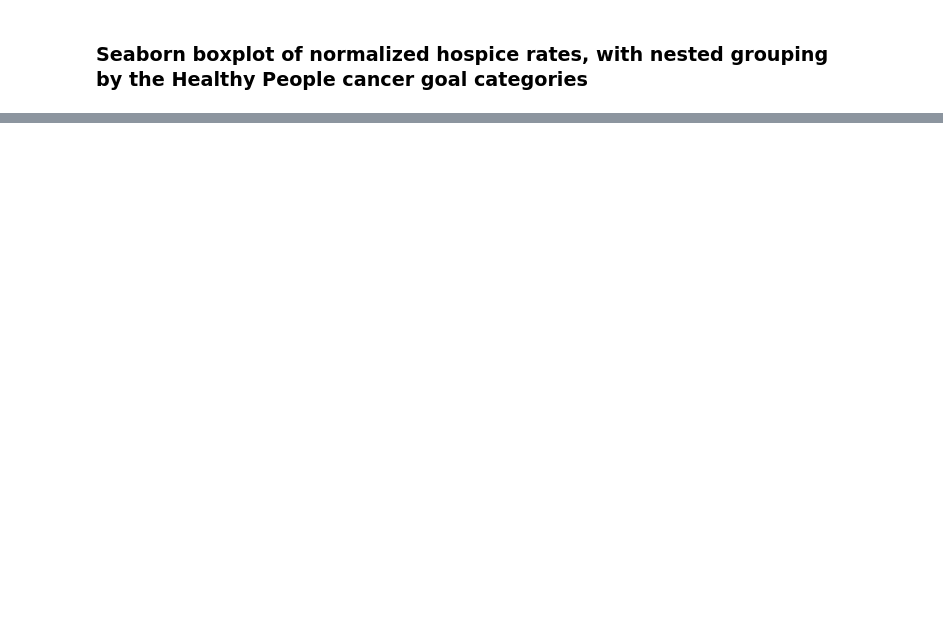
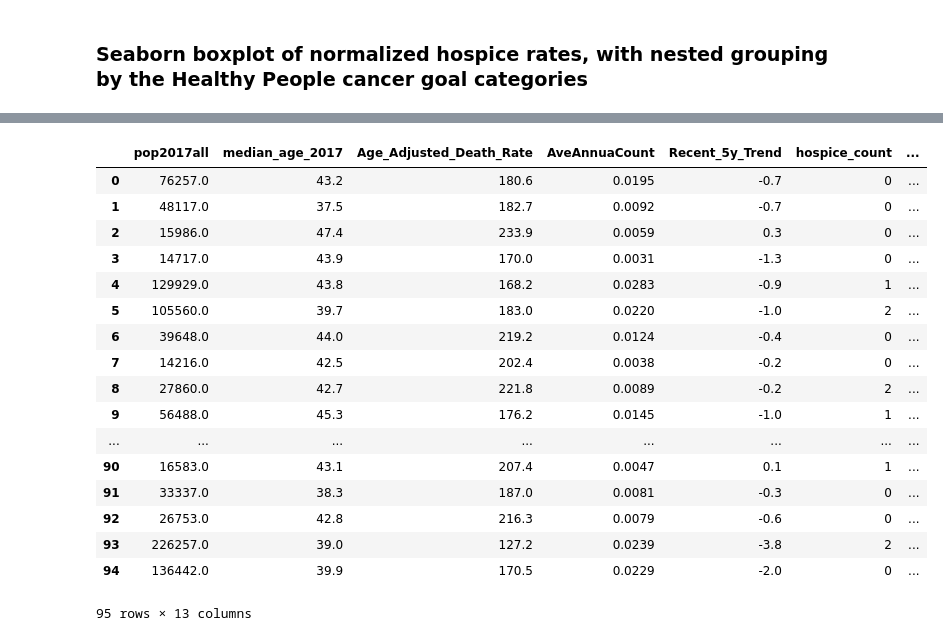
Before and after one commit to blackmonica/vanderbilt-aspire-data-essentials, a Jupyter notebook: Smile.ipynb, the cells around one changed output, grey strips where cells are left out. Cells and saved outputs as stored; diff of their text form; code cells hidden in the pictures; blank space fills up the shorter version.

```diff
--- a/Smile.ipynb
+++ b/Smile.ipynb
@@ -395,0 +432,21 @@ sns.boxplot(x = 'Met_Health_People_Objective', y = 'normalized_hospice_rate',dat
+# %%
+pop_and_cancer
+# %% [output]
+|  | pop2017all | median_age_2017 | Age_Adjusted_Death_Rate | AveAnnuaCount | Recent_5y_Trend | hospice_count | ... |
+| 0 | 76257.0 | 43.2 | 180.6 | 0.0195 | -0.7 | 0 | ... |
+| 1 | 48117.0 | 37.5 | 182.7 | 0.0092 | -0.7 | 0 | ... |
+| 2 | 15986.0 | 47.4 | 233.9 | 0.0059 | 0.3 | 0 | ... |
+| 3 | 14717.0 | 43.9 | 170.0 | 0.0031 | -1.3 | 0 | ... |
+| 4 | 129929.0 | 43.8 | 168.2 | 0.0283 | -0.9 | 1 | ... |
+| 5 | 105560.0 | 39.7 | 183.0 | 0.0220 | -1.0 | 2 | ... |
+| 6 | 39648.0 | 44.0 | 219.2 | 0.0124 | -0.4 | 0 | ... |
+| 7 | 14216.0 | 42.5 | 202.4 | 0.0038 | -0.2 | 0 | ... |
+| 8 | 27860.0 | 42.7 | 221.8 | 0.0089 | -0.2 | 2 | ... |
+| 9 | 56488.0 | 45.3 | 176.2 | 0.0145 | -1.0 | 1 | ... |
+| ... | ... | ... | ... | ... | ... | ... | ... |
+| 90 | 16583.0 | 43.1 | 207.4 | 0.0047 | 0.1 | 1 | ... |
+| 91 | 33337.0 | 38.3 | 187.0 | 0.0081 | -0.3 | 0 | ... |
+| 92 | 26753.0 | 42.8 | 216.3 | 0.0079 | -0.6 | 0 | ... |
+| 93 | 226257.0 | 39.0 | 127.2 | 0.0239 | -3.8 | 2 | ... |
+| 94 | 136442.0 | 39.9 | 170.5 | 0.0229 | -2.0 | 0 | ... |
+95 rows × 13 columns
```
Also changed, not shown: parts of 23 cells of this notebook.
